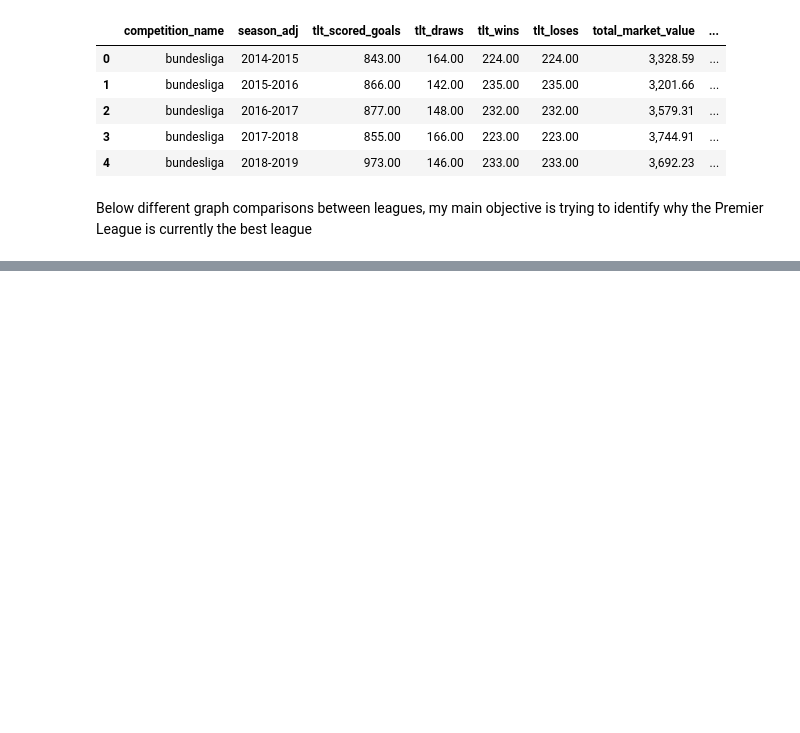
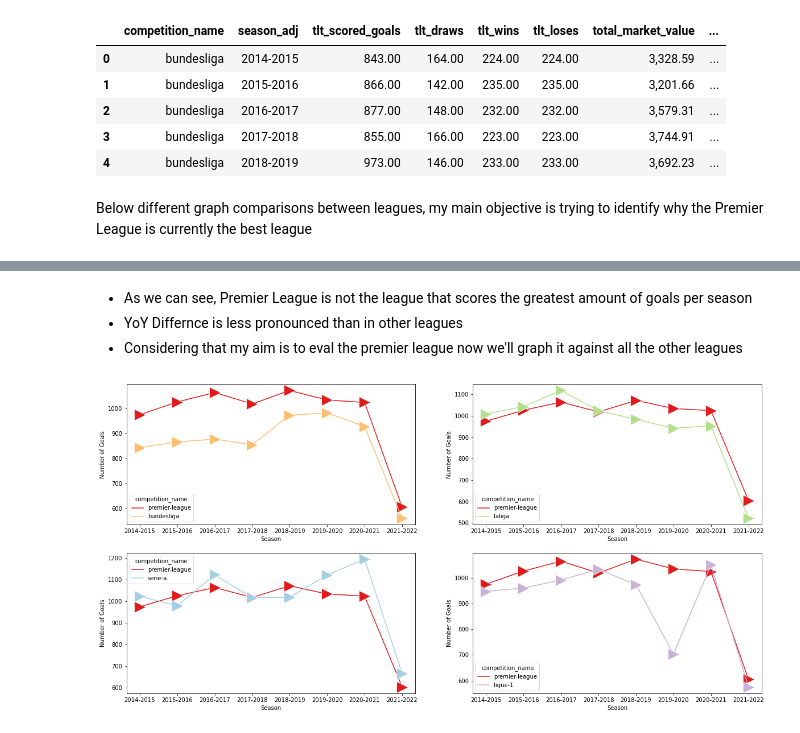
Before and after one commit to batamayo59/Soccer-big5-comparison, a Jupyter notebook: Soccer2.ipynb, the cells around one changed output, grey strips where cells are left out. Saved outputs shown, nothing was run; the diff lists cells and outputs as text; code cells hidden in the pictures; blank space fills up the shorter version.

```diff
--- a/Soccer2.ipynb
+++ b/Soccer2.ipynb
@@ -587,0 +652,34 @@ def line_graph(dataframe,column:str,coord1,coord2):
+# %% [markdown]
+- As we can see, Premier League is not the league that scores the greatest amount of goals per season
+- YoY Differnce is less pronounced than in other leagues
+- Considering that my aim is to eval the premier league now we'll graph it against all the other leagues
+# %%
+fig, axs = plt.subplots(2,2,figsize=(20,10))
+
+#col_list = [colors[5],colors[6],colors[2],colors[0],colors[8]]
+
+sns.lineplot(data=df_season[df_season['competition_name'].isin(['bundesliga','premier-league'])],
+            x='season_adj', y='match_goals',hue='competition_name',hue_order=['premier-league','bundesliga'], ci=None,ax=axs[0,0],
+            marker='>',markersize=20,palette=[col_list[0],col_list[1]])
+axs[0,0].set_xlabel('Season')
+axs[0,0].set_ylabel('Number of Goals')
+sns.lineplot(data=df_season[df_season['competition_name'].isin(['laliga','premier-league'])],
+            x='season_adj', y='match_goals',hue='competition_name',hue_order=['premier-league','laliga'], ci=None,ax=axs[0,1],
+            marker='>',markersize=20,palette=[col_list[0],col_list[2]])
+axs[0,1].set_xlabel('Season')
+axs[0,1].set_ylabel('Number of Goals')
+
+sns.lineplot(data=df_season[df_season['competition_name'].isin(['serie-a','premier-league'])],
+            x='season_adj', y='match_goals',hue='competition_name',hue_order=['premier-league','serie-a'], ci=None,ax=axs[1,0],
+            marker='>',markersize=20,palette=[col_list[0],col_list[3]])
+axs[1,0].set_xlabel('Season')
+axs[1,0].set_ylabel('Number of Goals')
+
+sns.lineplot(data=df_season[df_season['competition_name'].isin(['ligue-1','premier-league'])],
+            x='season_adj', y='match_goals',hue='competition_name',hue_order=['premier-league','ligue-1'], ci=None,ax=axs[1,1],
+            marker='>',markersize=20,palette=[col_list[0],col_list[4]])
+axs[1,1].set_xlabel('Season')
+axs[1,1].set_ylabel('Number of Goals')
+plt.show()
+# %% [output]
+[figure, added]
```
Also changed, not shown: parts of 11 cells of this notebook.
